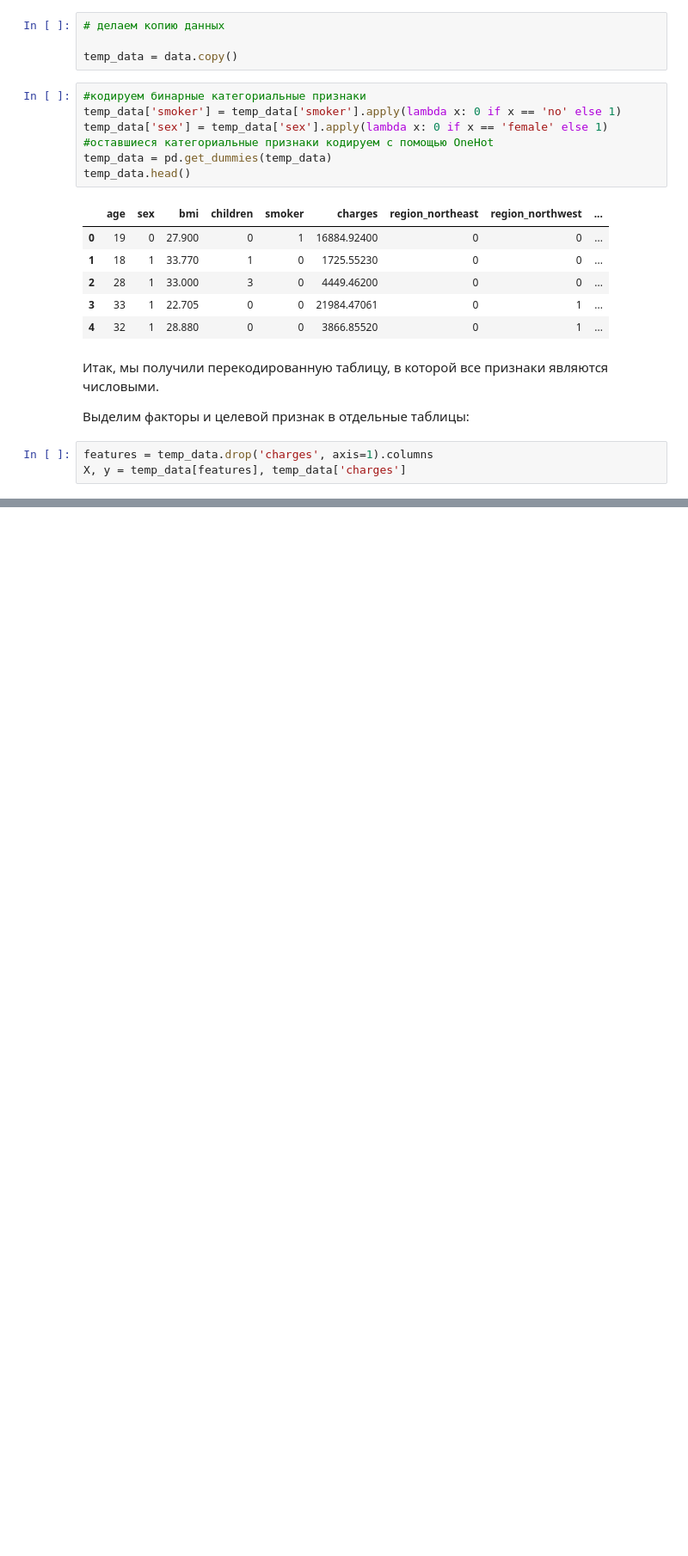
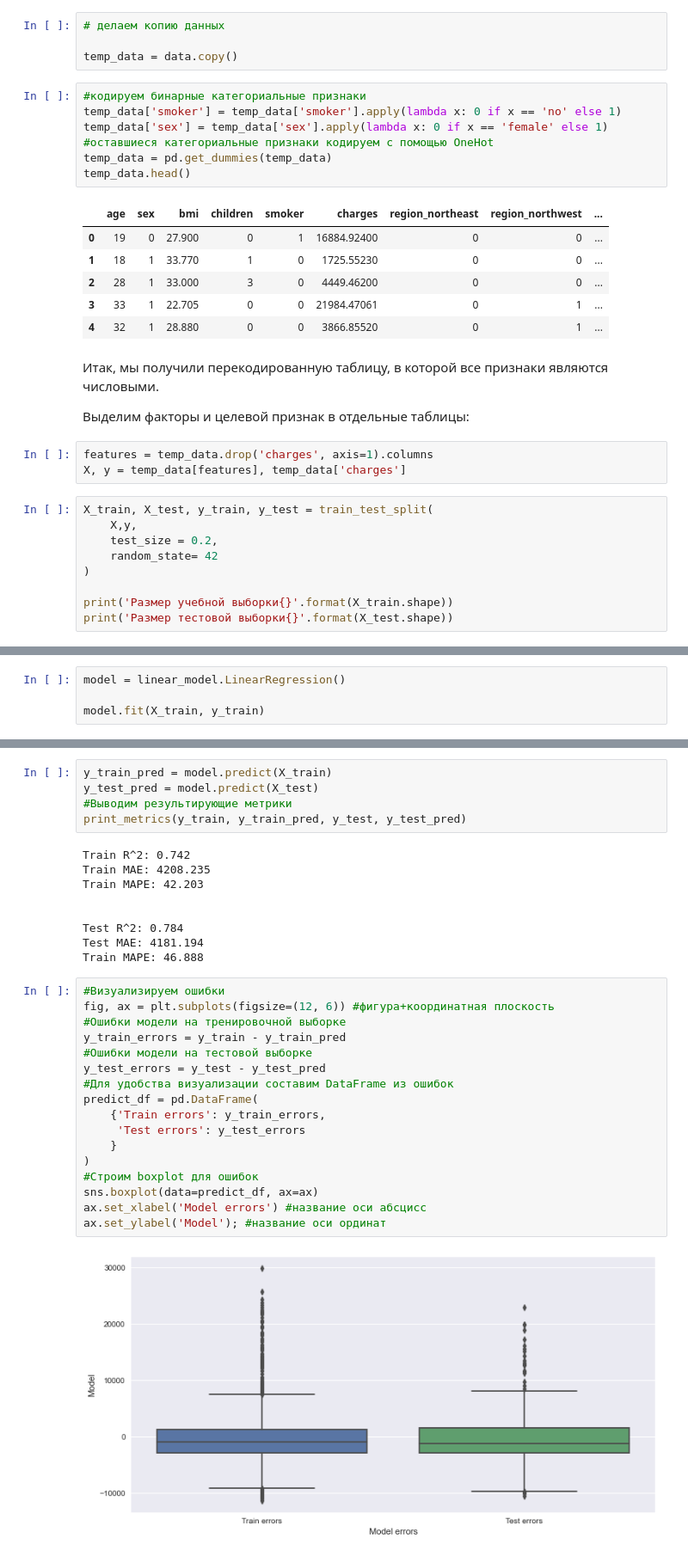
Before and after one commit to meDoLIF/sf_data_science, a Jupyter notebook: Trainig/ML-2. Обучение с учителем - регрессия/Pugach.ipynb, the cells around one changed output, grey strips where cells are left out. Shown: that part at 86% size. Saved outputs shown, nothing was run; the diff lists cells and outputs as text; blank space fills up the shorter version.

```diff
--- a/Trainig/ML-2. Обучение с учителем - регрессия/Pugach.ipynb
+++ b/Trainig/ML-2. Обучение с учителем - регрессия/Pugach.ipynb
@@ -1266,3 +1266,12 @@ temp_data.head()
 # %%
 features = temp_data.drop('charges', axis=1).columns
 X, y = temp_data[features], temp_data['charges']
+# %%
+X_train, X_test, y_train, y_test = train_test_split(
+    X,y,
+    test_size = 0.2,
+    random_state= 42
+)
+
+print('Размер учебной выборки{}'.format(X_train.shape))
+print('Размер тестовой выборки{}'.format(X_test.shape))
@@ -1268,0 +1283,4 @@ X, y = temp_data[features], temp_data['charges']
+# %%
+model = linear_model.LinearRegression()
+
+model.fit(X_train, y_train)
@@ -1268,0 +1302,33 @@ X, y = temp_data[features], temp_data['charges']
+# %%
+y_train_pred = model.predict(X_train)
+y_test_pred = model.predict(X_test)
+#Выводим результирующие метрики
+print_metrics(y_train, y_train_pred, y_test, y_test_pred)
+# %% [output]
+Train R^2: 0.742
+Train MAE: 4208.235
+Train MAPE: 42.203
+
+
+Test R^2: 0.784
+Test MAE: 4181.194
+Train MAPE: 46.888
+# %%
+#Визуализируем ошибки
+fig, ax = plt.subplots(figsize=(12, 6)) #фигура+координатная плоскость
+#Ошибки модели на тренировочной выборке
+y_train_errors = y_train - y_train_pred
+#Ошибки модели на тестовой выборке
+y_test_errors = y_test - y_test_pred
+#Для удобства визуализации составим DataFrame из ошибок
+predict_df = pd.DataFrame(
+    {'Train errors': y_train_errors,
+     'Test errors': y_test_errors
+    }
+)
+#Строим boxplot для ошибок
+sns.boxplot(data=predict_df, ax=ax)
+ax.set_xlabel('Model errors') #название оси абсцисс
+ax.set_ylabel('Model'); #название оси ординат
+# %% [output]
+[figure, added]
```
Also changed, not shown: parts of 11 cells of this notebook, 2 other files.
